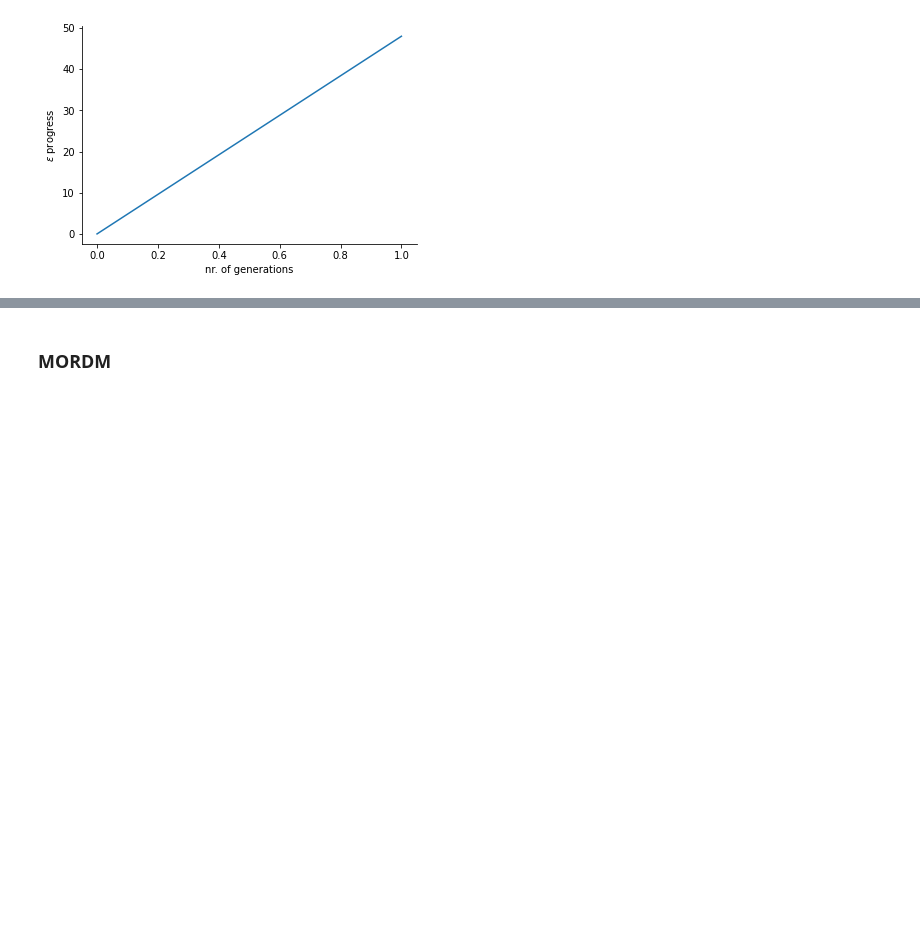
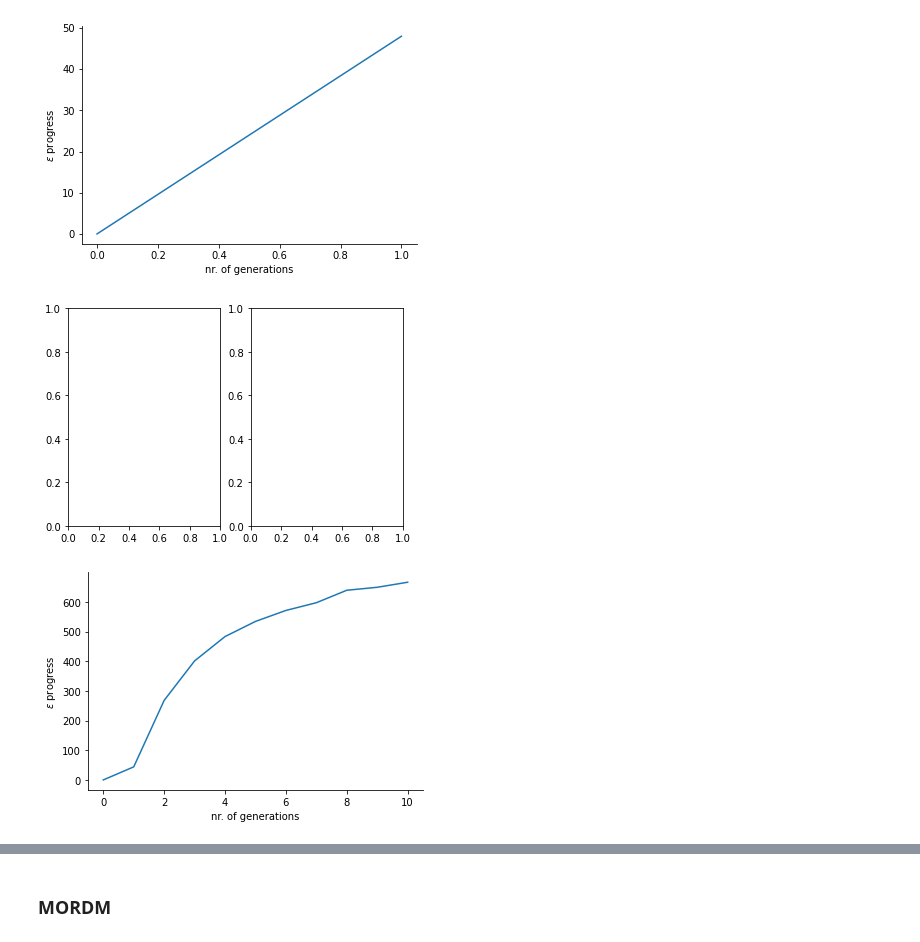
Before and after one commit to triple-capacho/EPA1361, a Jupyter notebook: final assignment/FinalRunNeat.ipynb, the cells around one changed output, grey strips where cells are left out. Saved outputs shown, nothing was run; the diff lists cells and outputs as text; code cells hidden in the pictures; blank space fills up the shorter version.

```diff
--- a/final assignment/FinalRunNeat.ipynb
+++ b/final assignment/FinalRunNeat.ipynb
@@ -760,7 +761,7 @@ ref_scenario = Scenario('reference', **scen1)
 
 convergence_metrics = [EpsilonProgress()]
 epsilon = [0.05,] * len(model.outcomes)
-nfe=10000
+nfe=100000
 
 with MultiprocessingEvaluator(model) as evaluator:
     results, convergence = evaluator.optimize(nfe=nfe,
@@ -802,3 +801,14 @@ sns.despine()
 # %% [output]
 [figure]
 [figure]
+# %%
+## epsilon 0.5 9 solutions with 10000 nfe
+fig, ax1 = plt.subplots(ncols=2, sharex=True)
+fig, ax1 = plt.subplots(ncols=1)
+ax1.plot(convergence.epsilon_progress)
+ax1.set_xlabel('nr. of generations')
+ax1.set_ylabel('$\epsilon$ progress')
+sns.despine()
+# %% [output]
+[figure, added]
+[figure, added]
```
Also changed, not shown: parts of 4 cells of this notebook.
